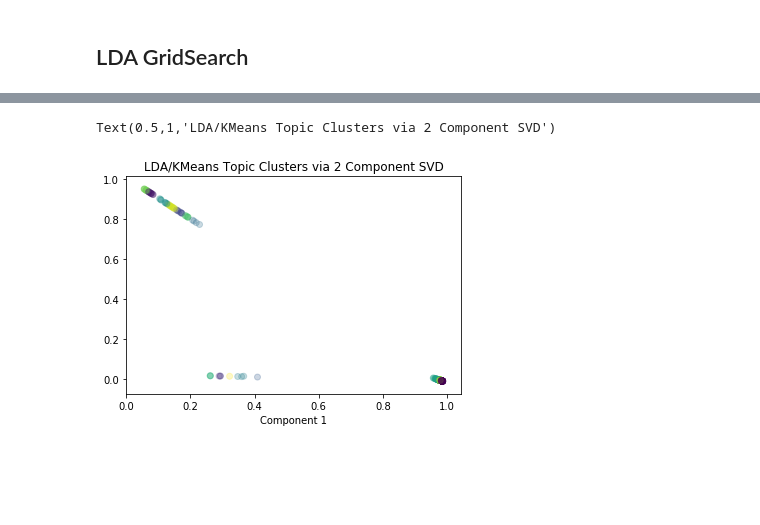
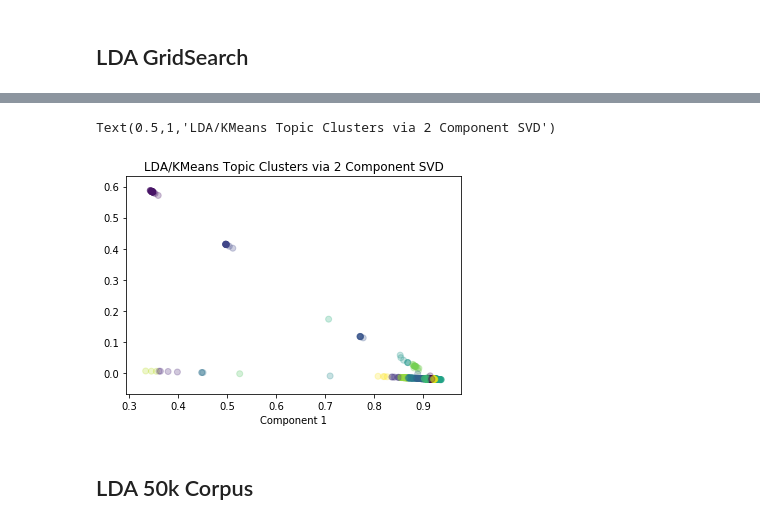
Before and after one commit to albertolovell/closed_caption_classifier, a Jupyter notebook: cc.ipynb, the cells around one changed output, grey strips where cells are left out. Cells and saved outputs as stored; diff of their text form; code cells hidden in the pictures; blank space fills up the shorter version.

```diff
--- a/cc.ipynb
+++ b/cc.ipynb
@@ -639,8 +681,8 @@ Model Perplexity:  1808413.757669866
 # %%
-vectorizer = TfidfVectorizer(stop_words=stopwords.words('english'), ngram_range=(1, 3), lowercase=True)
+vectorizer = TfidfVectorizer(stop_words=stopwords.words('english'), ngram_range=(1, 3), lowercase=True, max_features=1000)
 tfidf_model = vectorizer.fit_transform(text)
 
-best_lda_model = LatentDirichletAllocation(n_components=3, learning_decay=0.5)
+best_lda_model = LatentDirichletAllocation(n_components=20, learning_decay=0.5, n_jobs=-1)
 best_lda_model.fit(tfidf_model)
 
 df_topic_keywords = pd.DataFrame(best_lda_model.components_)
@@ -679,14 +718,16 @@ df_topic_keywords
 # %%
 lda_output = best_lda_model.transform(tfidf_model)
-clusters = KMeans(n_clusters=15, random_state=100).fit_predict(lda_output)
+clusters = KMeans(n_clusters=20, random_state=100, n_jobs=-1, verbose=False).fit_predict(lda_output)
 
-svd_model = TruncatedSVD(n_components=2)
+svd_model = TruncatedSVD(n_components=5)
 lda_output_svd = svd_model.fit_transform(lda_output)
 
 plt.scatter(lda_output_svd[:, 0], lda_output_svd[:, 1], c=clusters, alpha=0.25)
 plt.xlabel('Component 2')
 plt.xlabel('Component 1')
-plt.title("LDA/KMeans Topic Clusters via 2 Component SVD", )
+plt.title("LDA/KMeans Topic Clusters via 2 Component SVD")
 # %% [output]
 Text(0.5,1,'LDA/KMeans Topic Clusters via 2 Component SVD')
-[figure, old version]
+[figure, new version]
+# %% [markdown]
+## LDA 50k Corpus
```
Also changed, not shown: parts of 47 cells of this notebook, 1 other file.
